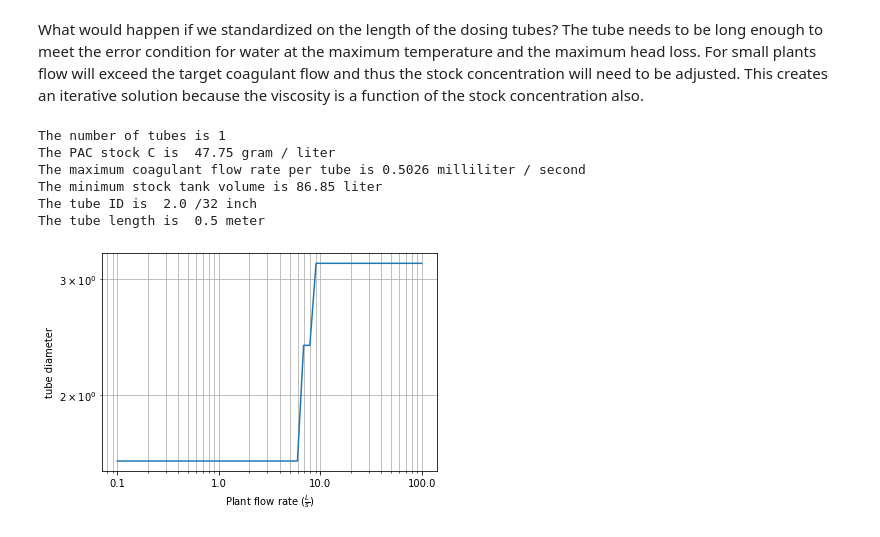
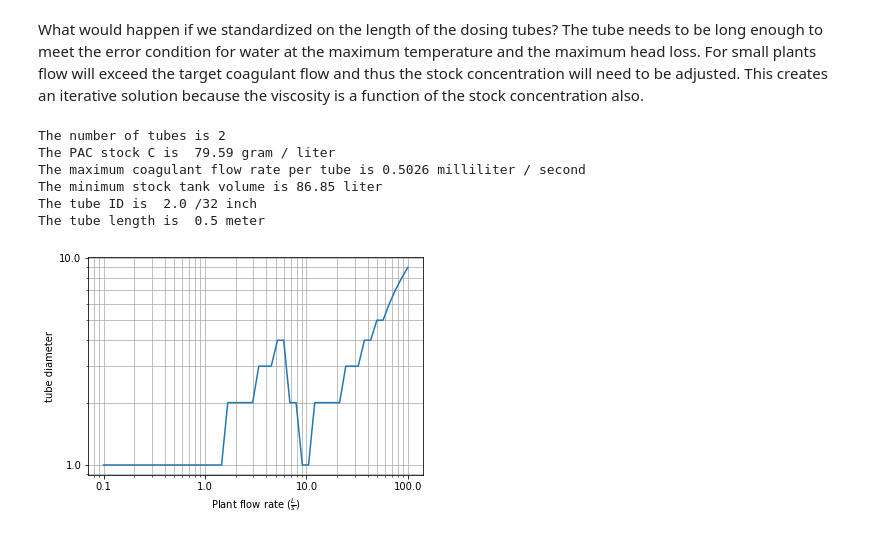
Before and after one commit to AguaClara/SWOT, a Jupyter notebook: Unit_Process_Designs/CDC.ipynb, the cells around one changed output. Cells and saved outputs as stored; diff of their text form; code cells hidden in the pictures.

```diff
--- a/Unit_Process_Designs/CDC.ipynb
+++ b/Unit_Process_Designs/CDC.ipynb
@@ -56,13 +56,15 @@ plantQ = 0.2 * u.L/u.s
 pacDoseC = 40 * u.mg/u.L
 pacStockC = 120 * u.gram/u.L
 pacQ = (plantQ * pacDoseC/pacStockC).to(u.mL/u.s)
+Q_pi = pacStockC/pacDoseC
 stockTI = 2 * u.day
 temp = 15 * u.degC
 
 K = 4
 errorPI = 0.1
-HL = 10 * u.cm
+HL = 20 * u.cm
 ID = 5/32 * u.inch
+IDa = np.array([2,3,4,5]) * (1/32 * u.inch)
 
 def ftubeL(Q, HL,ID,errorPI,K,nu):
   return ((HL * u.gravity * np.pi * ID ** 4 / (128 * nu * Q)) - (8 * Q * K /(128 * np.pi * nu))).to(u.m)
@@ -73,6 +75,11 @@ def V_max(HL,errorPI,K):
 def Q_max(HL,ID, errorPI,K):
   return (V_max(HL,errorPI,K) * ac.area_circle(ID)).to(u.mL/u.s)
 
+def IDmin(plantQ, Q_pi, HL,IDa, errorPI,K):
+  i = 0
+  while (Q_max(HL,IDa[i], errorPI,K) <= plantQ/Q_pi) and (i < np.size(IDa) - 1):
+      i = i+1
+  return IDa[i]
 
 def pacl_nu(chemC,temp):
   return (1 + ((2.383 * 10 ** -5) * (chemC.to(u.kg/u.m**3)).magnitude ** 1.893)) * ac.viscosity_kinematic_water(temp)
@@ -97,5 +104,30 @@ print("The target flow of PAC given the standard stock concentration is",pacQ)
 print("The tube length to achieve the coagulant flow is", ftubeL(pacQ, HL,ID,errorPI,K,pacl_nu(pacStockC,temp)))
 print("The maximum flow for one tube is", Q_max(HL,ID, errorPI,K))
 print("The tube length to achieve the max coagulant flow is", ftubeL(Q_max(HL,ID, errorPI,K), HL,ID,errorPI,K,pacl_nu(pacStockC,temp)))
+
+print("id of tube ",IDmin(plantQ, Q_pi, HL,IDa, errorPI,K)*32)
+
+elements = 50
+graphQ = np.logspace(-1,2,elements) * u.L/u.s
+graphID = np.empty(elements) * u.inch
+graphtubeL = np.empty(elements) * u.m
+for i in range(elements):
+  graphID[i] = IDmin(graphQ[i], Q_pi, HL,IDa, errorPI,K)
+  graphtubeL[i] = ftubeL(graphQ[i]/Q_pi, HL,graphID[i],errorPI,K,chem_nu(pacDoseC,temp,"pacl"))
+
+plt.plot(graphQ,graphtubeL)
+plt.xscale("log")
+plt.yscale("linear")
+# plt.legend(['Brownian','Interception','Gravity','Total'])
+# plt.ylim(ymin=0.1,ymax=20)
+# plt.xlim(xmin=0.1,xmax=50)
+plt.grid(which='both',axis='both')
+plt.ylabel('tube diameter')
+plt.xlabel(r'Plant flow rate ($\frac{L}{s}$)')
+plt.gca().yaxis.set_major_formatter(ticker.StrMethodFormatter("{x}"))
+plt.gca().xaxis.set_major_formatter(ticker.StrMethodFormatter("{x}"))
+plt.show()
+
+print("The Q_pi is ",Q_pi.to(u.dimensionless))
 # %% [output]
 The target flow of PAC given the standard stock concentration is 0.06667 milliliter / second
@@ -140,7 +175,7 @@ def dosingTubesStock(plantQ,chemDoseC,chemStockC_max,ID, HL, tubeL0, K,errorPI,
   return tubeQnew/n, n, ID[tube],tubeL, chemStockC
 # %%
 tubeL0 = 0.5 * u.m
-plantQ = 0.6 * u.L/u.s
+plantQ = 2 * u.L/u.s
 pacDoseC = 40 * u.mg/u.L
 pacStockC_max = 120 * u.gram/u.L
 stockTI = 2 * u.day
@@ -148,7 +183,7 @@ temp = 15 * u.degC
 K = 4
 errorPI = 0.1
 HL = 20 * u.cm
-ID = np.array([2,3,4])* 1/32 * u.inch
+ID = np.array([2,3,4,5])* 1/32 * u.inch
 Qratio = (4/3)**4
 chem = "PACl"
 
@@ -161,8 +196,8 @@ print("The minimum stock tank volume is",(tubeQ*stockTI).to(u.L))
 print("The tube ID is ", (myID*32/u.inch).magnitude, "/32 inch")
 print("The tube length is ",tubeL)
 # %% [output]
-The number of tubes is 1
-The PAC stock C is  47.75 gram / liter
+The number of tubes is 2
+The PAC stock C is  79.59 gram / liter
 The maximum coagulant flow rate per tube is 0.5026 milliliter / second
 The minimum stock tank volume is 86.85 liter
 The tube ID is  2.0 /32 inch
@@ -170,28 +205,28 @@ The tube length is  0.5 meter
 # %%
 elements = 50
 graphQ = np.logspace(-1,2,elements) * u.L/u.s
-ID = np.array([2,3,4])* 1/32 * u.inch
+ID = np.array([2,3,4,5])* 1/32 * u.inch
 IDa = np.empty(elements) * u.mm
 tubeQa = np.empty(elements) * u.mL/u.s
 na = np.empty(elements)
 tubeLa = np.empty(elements) * u.cm
 pacStockCa = np.empty(elements) * u.gram/u.L
 
 for i in range(elements):
   tubeQa[i], na[i], IDa[i], tubeLa[i], pacStockCa[i] = dosingTubesStock(graphQ[i],pacDoseC,pacStockC_max,ID, HL, tubeL0, K,errorPI,chem)
 
 
-plt.plot(graphQ,IDa)
+plt.plot(graphQ,na)
 plt.xscale("log")
 plt.yscale("log")
 # plt.legend(['Brownian','Interception','Gravity','Total'])
 # plt.ylim(ymin=0.1,ymax=20)
 # plt.xlim(xmin=0.1,xmax=50)
 plt.grid(which='both',axis='both')
 plt.ylabel('tube diameter')
 plt.xlabel(r'Plant flow rate ($\frac{L}{s}$)')
 plt.gca().yaxis.set_major_formatter(ticker.StrMethodFormatter("{x}"))
 plt.gca().xaxis.set_major_formatter(ticker.StrMethodFormatter("{x}"))
 plt.show()
 # %% [output]
-[figure, old version]
+[figure, new version]
```
Also changed, not shown: parts of 3 cells of this notebook.
